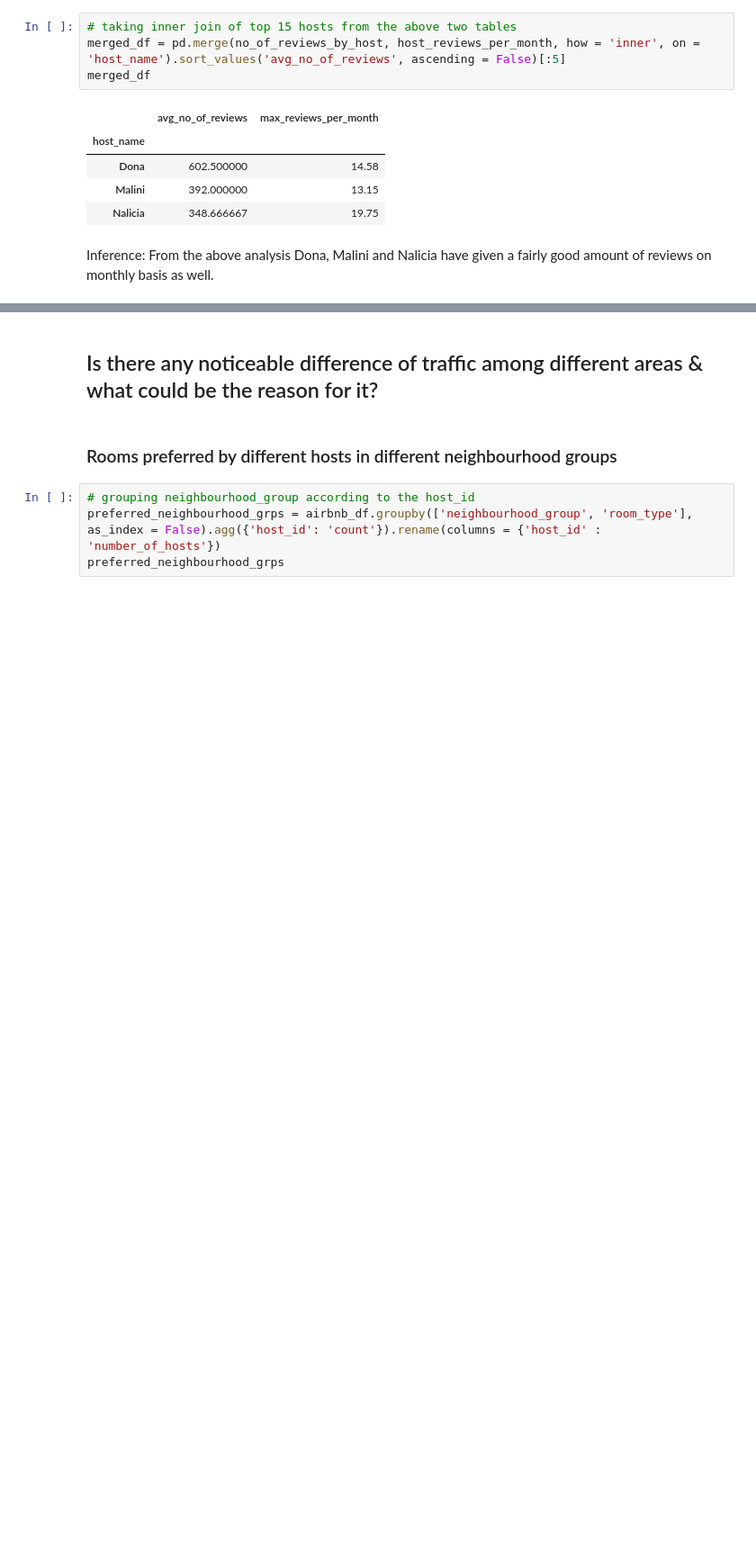
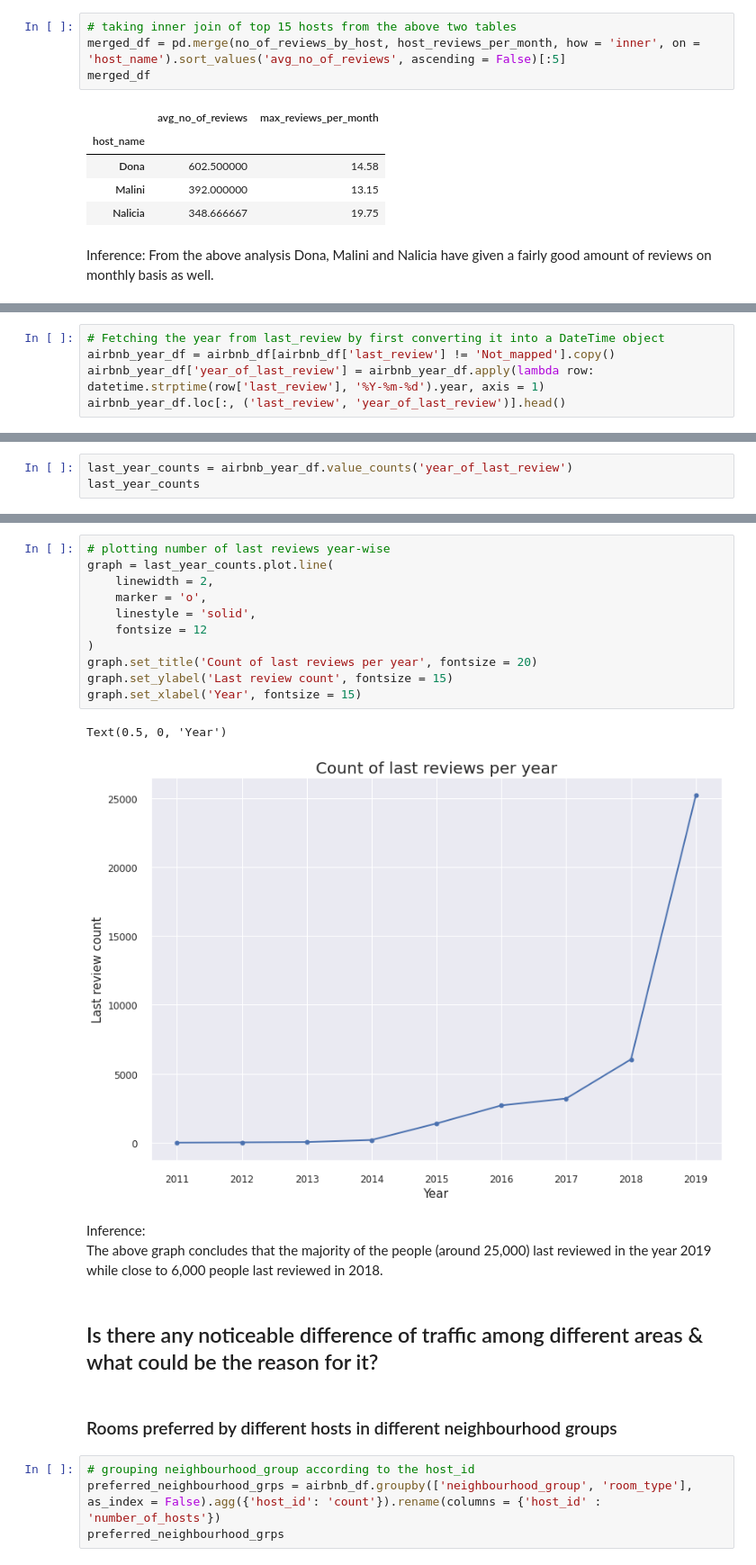
Before and after one commit to codeboy47/airbnb-booking-analysis, a Jupyter notebook: Akshit_Singh_Notebook.ipynb, the cells around one changed output, grey strips where cells are left out. Shown at 90% size. Cells and saved outputs as stored; diff of their text form; blank space fills up the shorter version.

```diff
--- a/Akshit_Singh_Notebook.ipynb
+++ b/Akshit_Singh_Notebook.ipynb
@@ -347,0 +350,5 @@ Inference: From the above analysis Dona, Malini and Nalicia have given a fairly
+# %%
+# Fetching the year from last_review by first converting it into a DateTime object
+airbnb_year_df = airbnb_df[airbnb_df['last_review'] != 'Not_mapped'].copy()
+airbnb_year_df['year_of_last_review'] = airbnb_year_df.apply(lambda row: datetime.strptime(row['last_review'], '%Y-%m-%d').year, axis = 1)
+airbnb_year_df.loc[:, ('last_review', 'year_of_last_review')].head()
@@ -347,0 +362,3 @@ Inference: From the above analysis Dona, Malini and Nalicia have given a fairly
+# %%
+last_year_counts = airbnb_year_df.value_counts('year_of_last_review')
+last_year_counts
@@ -348,3 +377,20 @@ Inference: From the above analysis Dona, Malini and Nalicia have given a fairly
+# %%
+# plotting number of last reviews year-wise
+graph = last_year_counts.plot.line(
+    linewidth = 2,
+    marker = 'o',
+    linestyle = 'solid',
+    fontsize = 12
+)
+graph.set_title('Count of last reviews per year', fontsize = 20)
+graph.set_ylabel('Last review count', fontsize = 15)
+graph.set_xlabel('Year', fontsize = 15)
+# %% [output]
+Text(0.5, 0, 'Year')
+[figure, added]
+# %% [markdown]
+Inference: <br>
+The above graph concludes that the majority of the people (around 25,000) last reviewed in the year 2019 while close to 6,000 people last reviewed in 2018.
 # %% [markdown]
 ## Is there any noticeable difference of traffic among different areas & what could be the reason for it?
 # %% [markdown]
```
Also changed, not shown: parts of 11 cells of this notebook.
